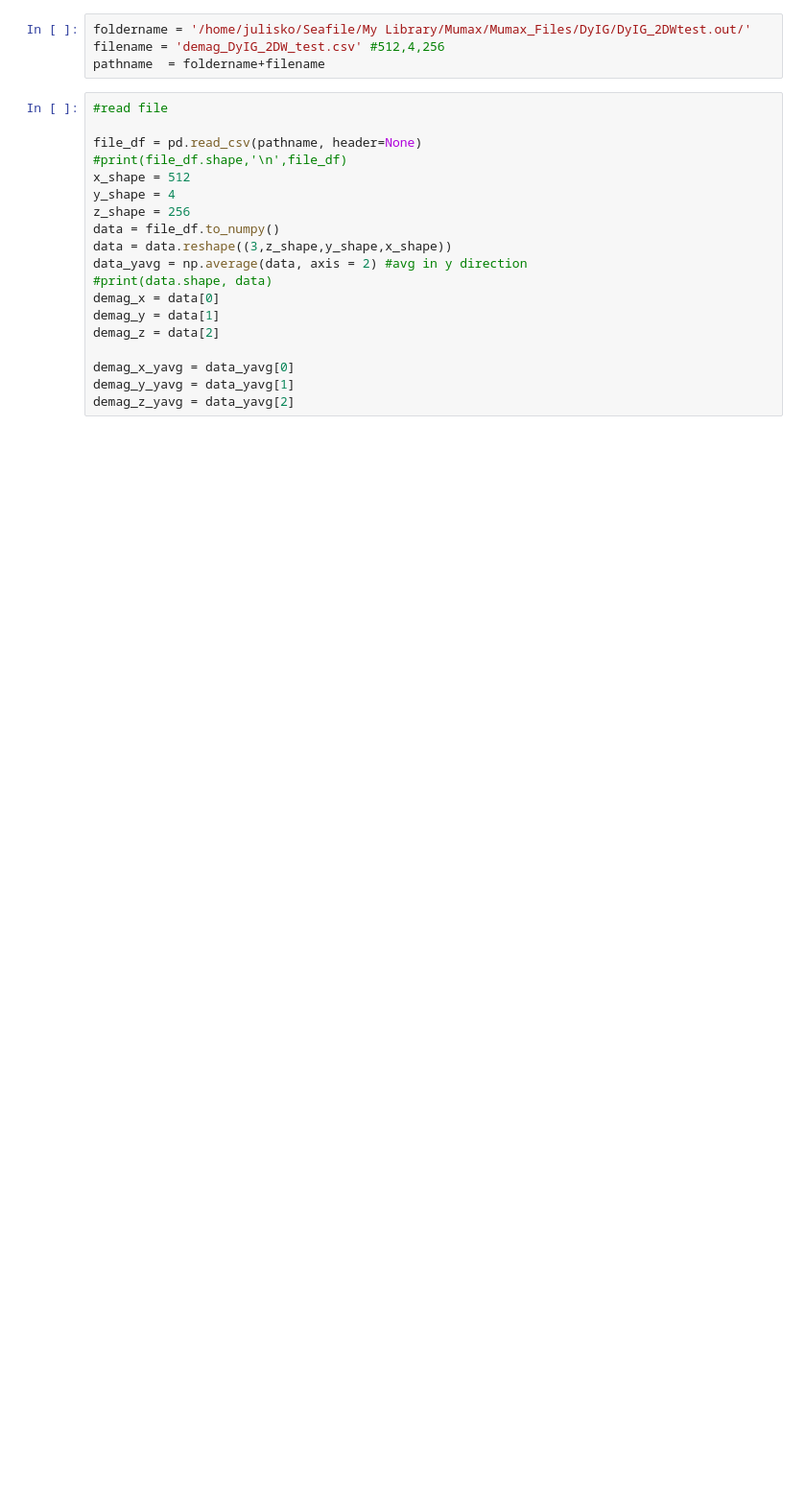
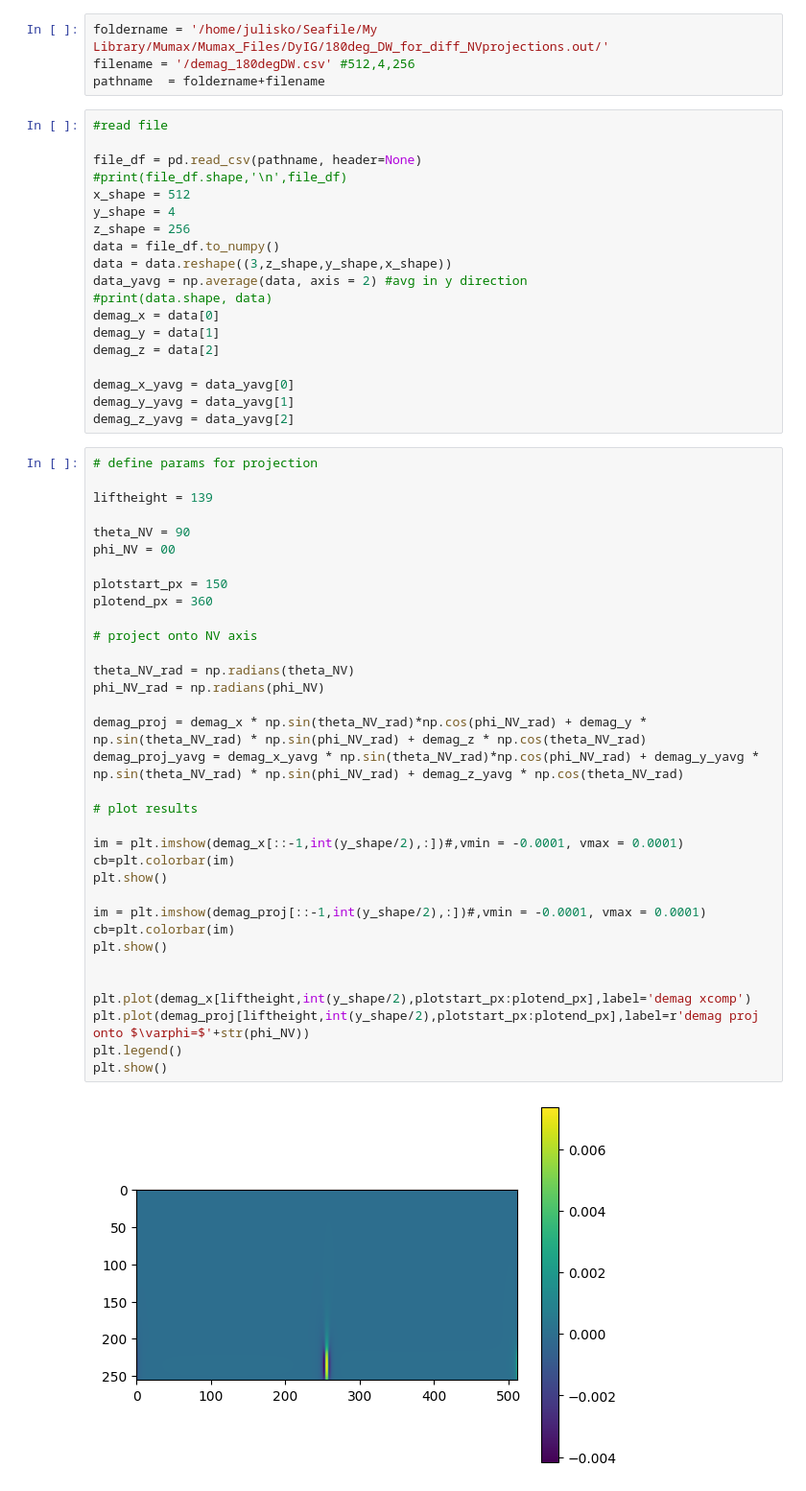
Before and after one commit to JulianSkolaut/jupyternbs_UniMainz, a Jupyter notebook: DyIG_testsim_180degDW_diffProjections.ipynb, the cells around one changed output. Shown: that part at 96% size. Cells and saved outputs as stored; diff of their text form; blank space fills up the shorter version.

Commit message:
added possibility to change proj angle, added sweep through proj angles

```diff
--- a/DyIG_testsim_180degDW_diffProjections.ipynb
+++ b/DyIG_testsim_180degDW_diffProjections.ipynb
@@ -18,8 +18,8 @@ from skimage.io import imsave
 from skimage.measure import profile_line
 import scipy.ndimage
 # %%
-foldername = '/home/julisko/Seafile/My Library/Mumax/Mumax_Files/DyIG/DyIG_2DWtest.out/'
-filename = 'demag_DyIG_2DW_test.csv' #512,4,256
+foldername = '/home/julisko/Seafile/My Library/Mumax/Mumax_Files/DyIG/180deg_DW_for_diff_NVprojections.out/'
+filename = '/demag_180degDW.csv' #512,4,256
 pathname  = foldername+filename
 # %%
 #read file
@@ -40,3 +40,39 @@ demag_z = data[2]
 demag_x_yavg = data_yavg[0]
 demag_y_yavg = data_yavg[1]
 demag_z_yavg = data_yavg[2]
+# %%
+# define params for projection
+
+liftheight = 139
+
+theta_NV = 90
+phi_NV = 00
+
+plotstart_px = 150
+plotend_px = 360
+
+# project onto NV axis
+
+theta_NV_rad = np.radians(theta_NV)
+phi_NV_rad = np.radians(phi_NV)
+
+demag_proj = demag_x * np.sin(theta_NV_rad)*np.cos(phi_NV_rad) + demag_y * np.sin(theta_NV_rad) * np.sin(phi_NV_rad) + demag_z * np.cos(theta_NV_rad)
+demag_proj_yavg = demag_x_yavg * np.sin(theta_NV_rad)*np.cos(phi_NV_rad) + demag_y_yavg * np.sin(theta_NV_rad) * np.sin(phi_NV_rad) + demag_z_yavg * np.cos(theta_NV_rad)
+
+# plot results
+
+im = plt.imshow(demag_x[::-1,int(y_shape/2),:])#,vmin = -0.0001, vmax = 0.0001)
+cb=plt.colorbar(im)
+plt.show()
+
+im = plt.imshow(demag_proj[::-1,int(y_shape/2),:])#,vmin = -0.0001, vmax = 0.0001)
+cb=plt.colorbar(im)
+plt.show()
+
+
+plt.plot(demag_x[liftheight,int(y_shape/2),plotstart_px:plotend_px],label='demag xcomp')
+plt.plot(demag_proj[liftheight,int(y_shape/2),plotstart_px:plotend_px],label=r'demag proj onto $\varphi=$'+str(phi_NV))
+plt.legend()
+plt.show()
+# %% [output]
+[figure, added]
```
Also changed, not shown: parts of 2 cells of this notebook, 2 other files.
